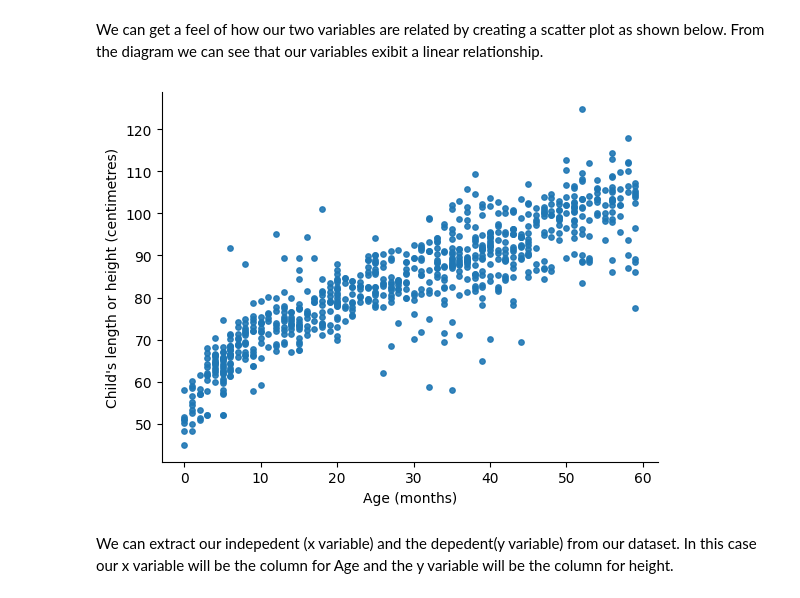
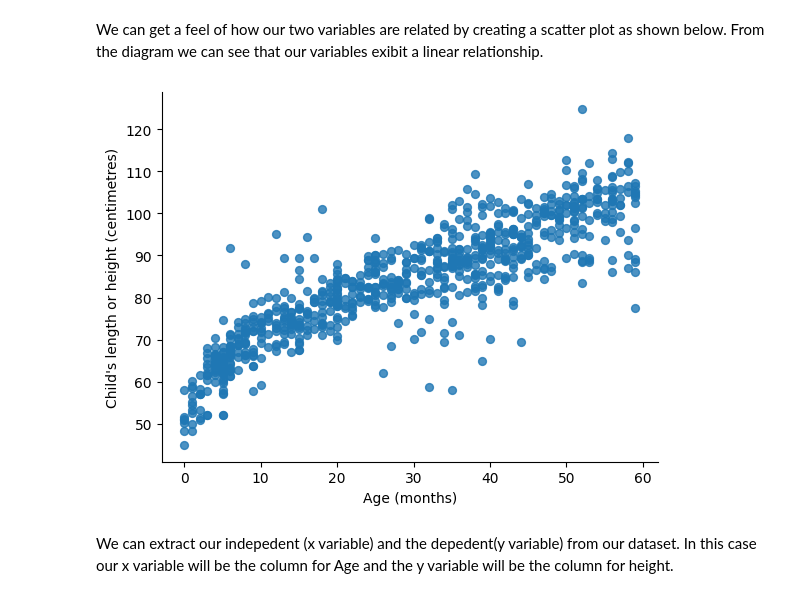
Before and after one commit to Bbrnn/engage_datascience_ai_ml, a Jupyter notebook: Supervised_Simple_LinearRegression__ML_Practical.ipynb, the cells around one changed output. Cells and saved outputs as stored; diff of their text form; code cells hidden in the pictures.

```diff
--- a/Supervised_Simple_LinearRegression__ML_Practical.ipynb
+++ b/Supervised_Simple_LinearRegression__ML_Practical.ipynb
@@ -48,10 +54,14 @@ data.shape
 We can get a feel of how our two variables are related by creating a scatter plot as shown below. From the diagram we can see that our variables exibit a linear relationship.
 # %%
 # Scatter plot
-data.plot(kind='scatter', x="Age (months)", y="Child's length or height (centimetres)", s=15, alpha=.9)
-plt.gca().spines[['top', 'right',]].set_visible(False)
+#data.plot(kind='scatter', x="Age (months)", y="Child's length or height (centimetres)", s=32, alpha=.8) # Changed y-axis column name to 'Height (cm)'
+#plt.gca().spines[['top', 'right']].set_visible(False)
-# %% [output]
-[figure, removed]
+# %%
+#SCATTER PLOT
+data.plot(kind='scatter', x="Age (months)", y="Child's length or height (centimetres)", s=32, alpha=.8) # Corrected y-axis column name to 'BMI'
+plt.gca().spines[['top', 'right']].set_visible(False)
+# %% [output]
+[figure, added]
 # %% [markdown]
 We can extract our indepedent (x variable) and the depedent(y variable) from our dataset. In this case our x variable will be the column for Age and the y variable will be the column for height.
 # %%
```
Also changed, not shown: parts of 13 cells of this notebook.
